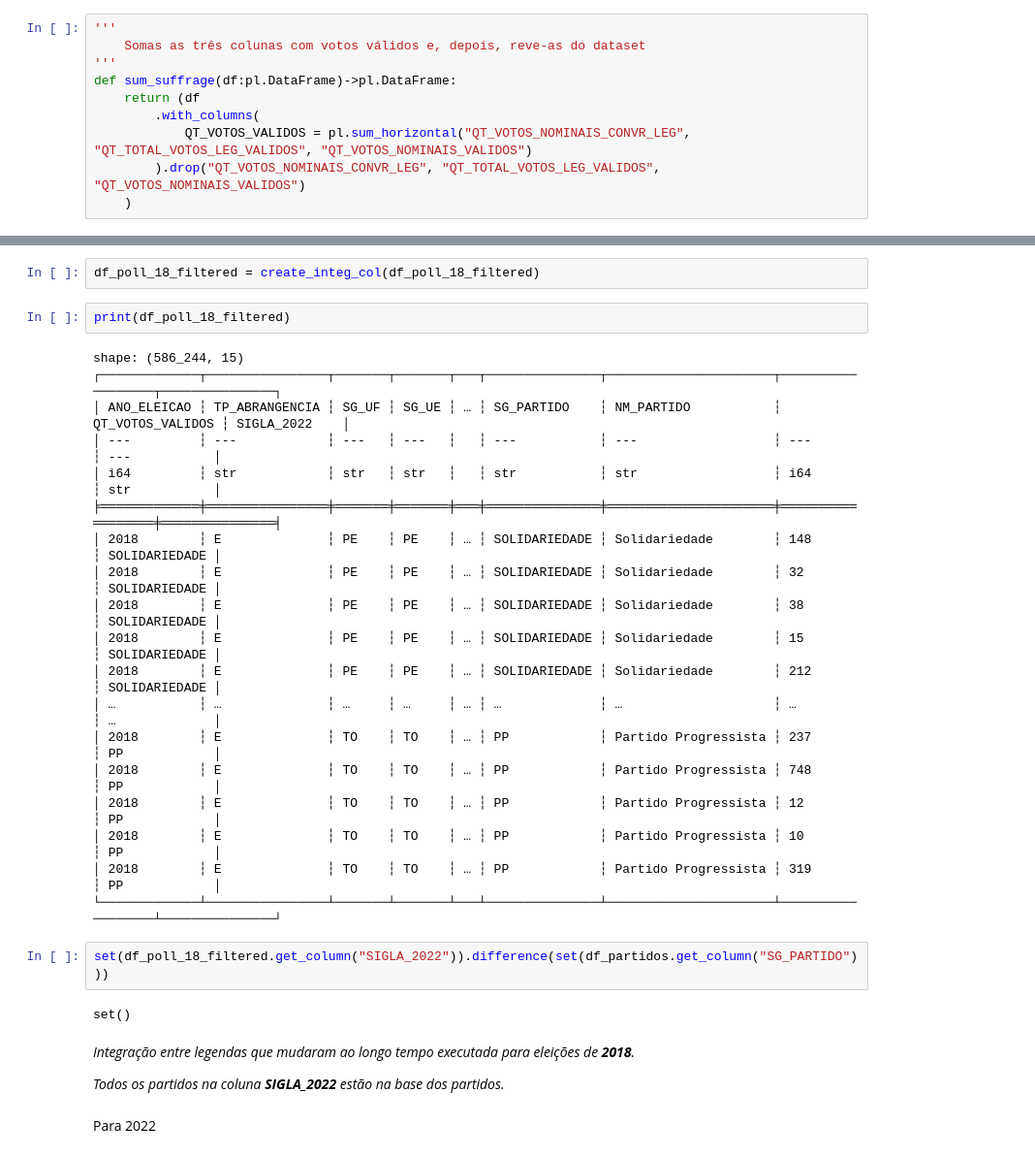
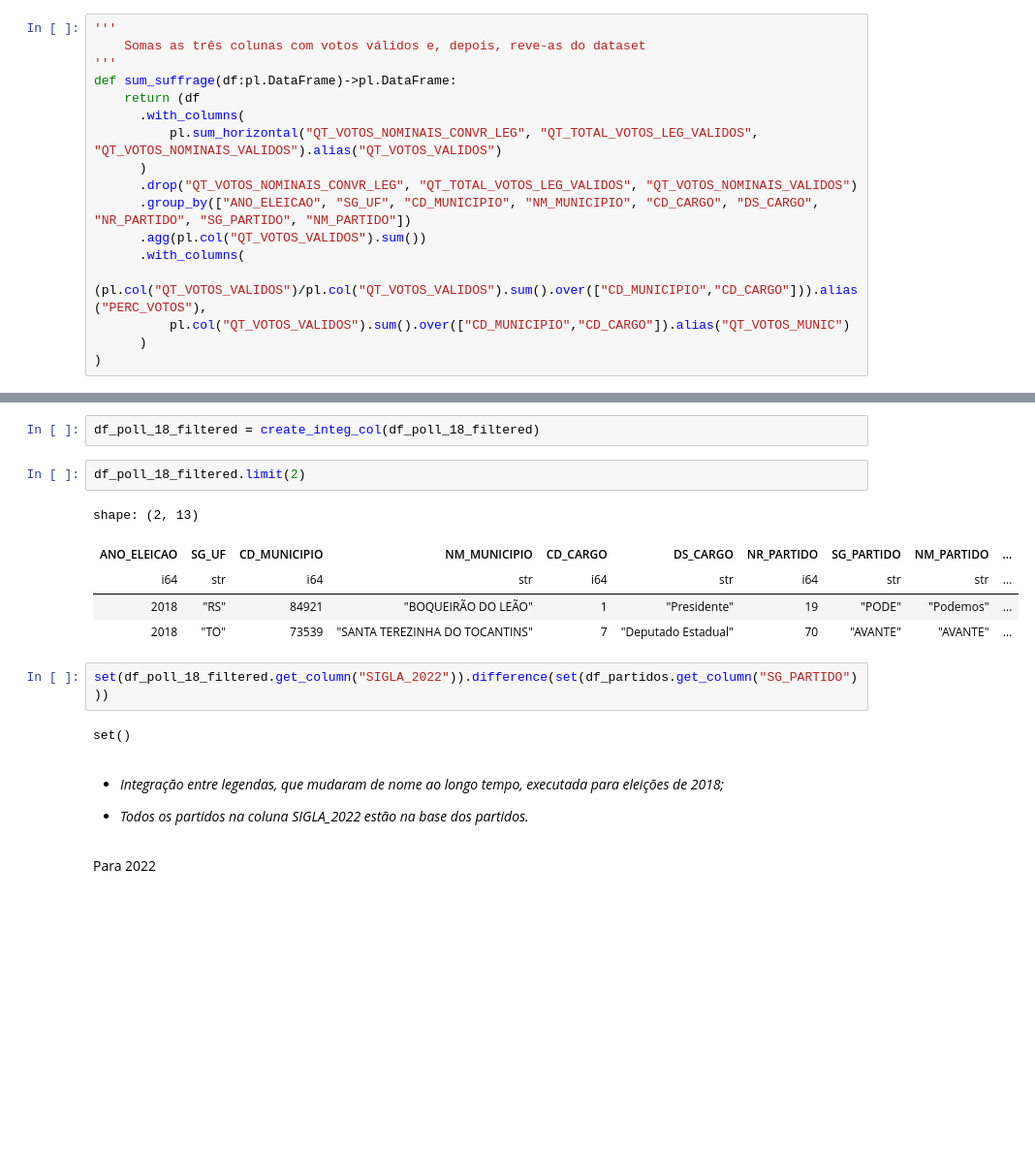
Before and after one commit to perferctstorm/DiscursoOdioEleicoes, a Jupyter notebook: Eleicoes/01_Pre-Processamento.ipynb, the cells around one changed output, grey strips where cells are left out. Shown at 97% size. Drawn from its saved outputs; the diff is of its cells as text; blank space fills up the shorter version.

```diff
--- a/Eleicoes/01_Pre-Processamento.ipynb
+++ b/Eleicoes/01_Pre-Processamento.ipynb
@@ -404,7 +480,14 @@ Todos os campos de de quantidade de votos podem ser somados pois são quantidade
 '''
 def sum_suffrage(df:pl.DataFrame)->pl.DataFrame:
     return (df
-        .with_columns(
-            QT_VOTOS_VALIDOS = pl.sum_horizontal("QT_VOTOS_NOMINAIS_CONVR_LEG", "QT_TOTAL_VOTOS_LEG_VALIDOS", "QT_VOTOS_NOMINAIS_VALIDOS")
-        ).drop("QT_VOTOS_NOMINAIS_CONVR_LEG", "QT_TOTAL_VOTOS_LEG_VALIDOS", "QT_VOTOS_NOMINAIS_VALIDOS")
-    )
+      .with_columns(
+          pl.sum_horizontal("QT_VOTOS_NOMINAIS_CONVR_LEG", "QT_TOTAL_VOTOS_LEG_VALIDOS", "QT_VOTOS_NOMINAIS_VALIDOS").alias("QT_VOTOS_VALIDOS")
+      )
+      .drop("QT_VOTOS_NOMINAIS_CONVR_LEG", "QT_TOTAL_VOTOS_LEG_VALIDOS", "QT_VOTOS_NOMINAIS_VALIDOS")
+      .group_by(["ANO_ELEICAO",	"SG_UF", "CD_MUNICIPIO", "NM_MUNICIPIO", "CD_CARGO", "DS_CARGO", "NR_PARTIDO", "SG_PARTIDO",	"NM_PARTIDO"])
+      .agg(pl.col("QT_VOTOS_VALIDOS").sum())
+      .with_columns(
+          (pl.col("QT_VOTOS_VALIDOS")/pl.col("QT_VOTOS_VALIDOS").sum().over(["CD_MUNICIPIO","CD_CARGO"])).alias("PERC_VOTOS"),
+          pl.col("QT_VOTOS_VALIDOS").sum().over(["CD_MUNICIPIO","CD_CARGO"]).alias("QT_VOTOS_MUNIC")
+      )
+)
@@ -533,34 +624,21 @@ def create_integ_col(df:pl.DataFrame)-> pl.DataFrame:
 # %%
 df_poll_18_filtered = create_integ_col(df_poll_18_filtered)
 # %%
-print(df_poll_18_filtered)
+df_poll_18_filtered.limit(2)
 # %% [output]
-shape: (586_244, 15)
-┌─────────────┬────────────────┬───────┬───────┬───┬───────────────┬──────────────────────┬──────────────────┬───────────────┐
-│ ANO_ELEICAO ┆ TP_ABRANGENCIA ┆ SG_UF ┆ SG_UE ┆ … ┆ SG_PARTIDO    ┆ NM_PARTIDO           ┆ QT_VOTOS_VALIDOS ┆ SIGLA_2022    │
-│ ---         ┆ ---            ┆ ---   ┆ ---   ┆   ┆ ---           ┆ ---                  ┆ ---              ┆ ---           │
-│ i64         ┆ str            ┆ str   ┆ str   ┆   ┆ str           ┆ str                  ┆ i64              ┆ str           │
-╞═════════════╪════════════════╪═══════╪═══════╪═══╪═══════════════╪══════════════════════╪══════════════════╪═══════════════╡
-│ 2018        ┆ E              ┆ PE    ┆ PE    ┆ … ┆ SOLIDARIEDADE ┆ Solidariedade        ┆ 148              ┆ SOLIDARIEDADE │
-│ 2018        ┆ E              ┆ PE    ┆ PE    ┆ … ┆ SOLIDARIEDADE ┆ Solidariedade        ┆ 32               ┆ SOLIDARIEDADE │
-│ 2018        ┆ E              ┆ PE    ┆ PE    ┆ … ┆ SOLIDARIEDADE ┆ Solidariedade        ┆ 38               ┆ SOLIDARIEDADE │
-│ 2018        ┆ E              ┆ PE    ┆ PE    ┆ … ┆ SOLIDARIEDADE ┆ Solidariedade        ┆ 15               ┆ SOLIDARIEDADE │
-│ 2018        ┆ E              ┆ PE    ┆ PE    ┆ … ┆ SOLIDARIEDADE ┆ Solidariedade        ┆ 212              ┆ SOLIDARIEDADE │
-│ …           ┆ …              ┆ …     ┆ …     ┆ … ┆ …             ┆ …                    ┆ …                ┆ …             │
-│ 2018        ┆ E              ┆ TO    ┆ TO    ┆ … ┆ PP            ┆ Partido Progressista ┆ 237              ┆ PP            │
-│ 2018        ┆ E              ┆ TO    ┆ TO    ┆ … ┆ PP            ┆ Partido Progressista ┆ 748              ┆ PP            │
-│ 2018        ┆ E              ┆ TO    ┆ TO    ┆ … ┆ PP            ┆ Partido Progressista ┆ 12               ┆ PP            │
-│ 2018        ┆ E              ┆ TO    ┆ TO    ┆ … ┆ PP            ┆ Partido Progressista ┆ 10               ┆ PP            │
-│ 2018        ┆ E              ┆ TO    ┆ TO    ┆ … ┆ PP            ┆ Partido Progressista ┆ 319              ┆ PP            │
-└─────────────┴────────────────┴───────┴───────┴───┴───────────────┴──────────────────────┴──────────────────┴───────────────┘
+shape: (2, 13)
+| ANO_ELEICAO | SG_UF | CD_MUNICIPIO | NM_MUNICIPIO | CD_CARGO | DS_CARGO | NR_PARTIDO | SG_PARTIDO | NM_PARTIDO | ... |
+| i64 | str | i64 | str | i64 | str | i64 | str | str | ... |
+| 2018 | "RS" | 84921 | "BOQUEIRÃO DO LEÃO" | 1 | "Presidente" | 19 | "PODE" | "Podemos" | ... |
+| 2018 | "TO" | 73539 | "SANTA TEREZINHA DO TOCANTINS" | 7 | "Deputado Estadual" | 70 | "AVANTE" | "AVANTE" | ... |
 # %%
 set(df_poll_18_filtered.get_column("SIGLA_2022")).difference(set(df_partidos.get_column("SG_PARTIDO")))
 # %% [output]
 set()
 # %% [markdown]
-_Integração entre legendas que mudaram ao longo tempo executada para eleições de **2018**._
+- _Integração entre legendas, que mudaram de nome ao longo tempo, executada para eleições de 2018;_
 
-_Todos os partidos na coluna **_SIGLA_2022_** estão na base dos partidos._
+- _Todos os partidos na coluna SIGLA_2022 estão na base dos partidos._
 # %% [markdown]
 Para 2022
 # %%
```
Also changed, not shown: parts of 71 cells of this notebook, 11 other files.
